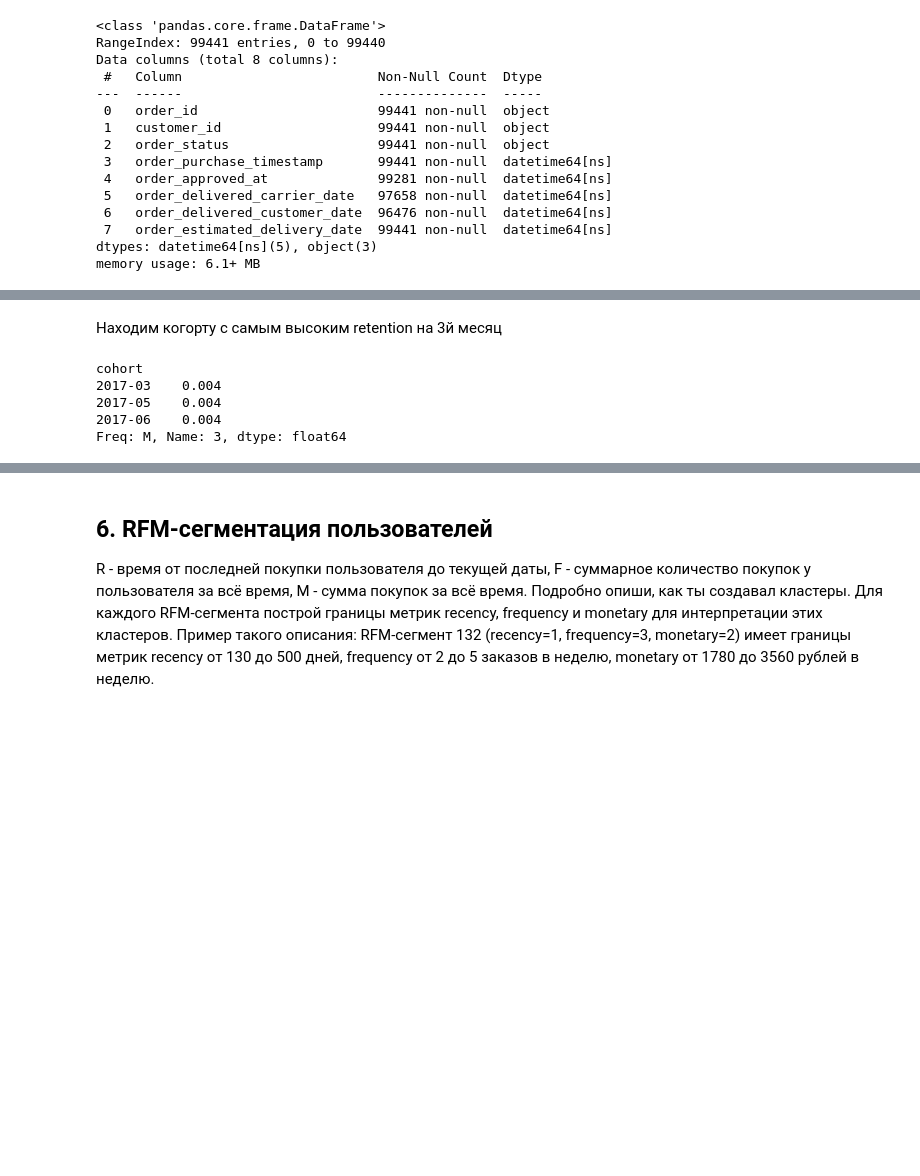
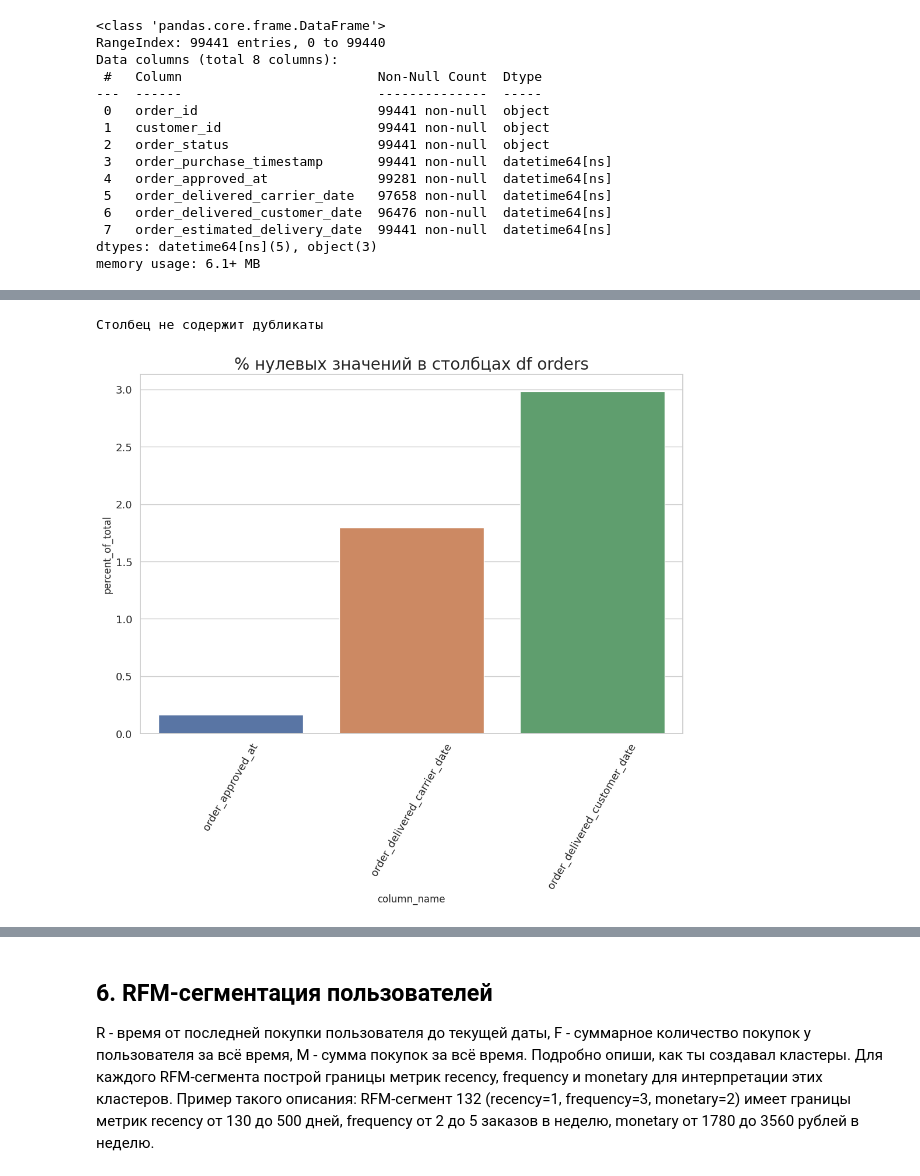
Before and after one commit to xeha/ecommerce_project, a Jupyter notebook: ecommerce_project.ipynb, the cells around one changed output, grey strips where cells are left out. Cells and saved outputs as stored; diff of their text form; code cells hidden in the pictures; blank space fills up the shorter version.

```diff
--- a/ecommerce_project.ipynb
+++ b/ecommerce_project.ipynb
@@ -227,5 +116,0 @@ df_comp.query('order_id=="00d2559e61b9a0744a0552c35c5ecccb"')
-# %%
-orders_df['approved_deliveredcarrier'] = (orders_df.order_delivered_carrier_date-orders_df.order_approved_at).dt.days
-orders_df['deliveredcarrier_deliveredcustomer'] = (orders_df.order_delivered_customer_date - orders_df.order_delivered_carrier_date).dt.days
-
-orders_df.query('approved_deliveredcarrier<0').shape[0]
@@ -236,3 +116,0 @@ orders_df.query('approved_deliveredcarrier<0').shape[0]
-# %%
-orders_df['flag_approved_delivery'] = np.where(orders_df.approved_deliveredcarrier<0,'bad','ok')
-orders_df['flag_carrier_customer'] = np.where(orders_df.deliveredcarrier_deliveredcustomer<0,'bad','ok')
@@ -241,7 +116,0 @@ orders_df['flag_carrier_customer'] = np.where(orders_df.deliveredcarrier_deliver
-# %%
-sns.set(
-    font_scale=2,
-    style="whitegrid",
-    rc={'figure.figsize':(20,7)}
-        )
-sns.boxplot(orders_df.query('flag_approved_delivery=="ok"').approved_deliveredcarrier)
@@ -346,10 +116,0 @@ plt.show()
-# %%
-orders_df['flag_delivery'] = np.where(orders_df['order_delivered_customer_date']!=orders_df['order_delivered_customer_date'],'not_delivered','delivered')
-orders_df['purchase_year_month'] = pd.to_datetime(orders_df['order_purchase_timestamp']).dt.strftime('%Y-%m')
-undelivered_df = orders_df.query('flag_delivery=="not_delivered"')
-undelivered_yearmonth = orders_df.query('flag_delivery=="not_delivered"').groupby('purchase_year_month',as_index=False).agg(counted=('order_id','nunique'))
-mean_by_year_month = undelivered_yearmonth.counted.mean()
-# 'В среднем в месяц не доставляется ' + str(mean_by_year_month) + ' заказа'
-undelivered_df.head(5)
-# df = pd.merge(df,df2[['Key_Column','Target_Column']],on='Key_Column', how='left')
-undelivered_df = pd.merge(undelivered_df,items_df[['order_id','price']],on ='order_id',how='left' )
@@ -505,11 +117,31 @@ ur_style
-# %% [markdown]
-Находим когорту с самым высоким retention на 3й месяц
-# %%
-maximum = retention[3].max()
-retention.loc[retention[3]==maximum][3]
-# %% [output]
-cohort
-2017-03    0.004
-2017-05    0.004
-2017-06    0.004
-Freq: M, Name: 3, dtype: float64
+# %%
+#  Проверка наличия дубликатов в столбце order_id
+is_duplicate = orders_df['order_id'].duplicated().any()
+
+if is_duplicate:
+    print("Столбец содержит дубликаты")
+else:
+    print("Столбец не содержит дубликаты")
+# %% [output]
+Столбец не содержит дубликаты
+# %%
+#  Подсчет нулевых значений в каждой колонке
+null_values = orders_df.isnull().sum()
+# Нормализация значений
+# # Оставляем только колонки, где есть нулевые значения
+null_values = null_values[null_values>0]
+# Преобразование Series в DataFrame для построения графика
+null_values_df = pd.DataFrame(null_values, columns=['count_nulls']).rename_axis('column_name').reset_index()
+# Выводим общее количество строк
+total_cells_orders = orders_df.shape[0]
+# Считаем % нулевых значений ко всем
+null_values_df['percent_of_total'] = (null_values_df.count_nulls/total_cells_orders)*100
+
+# Создаем график с подсчетом нулевых значений по столбцам
+sns.barplot(data=null_values_df, x='column_name', y='percent_of_total')
+plt.xticks(rotation=60)  # Установка угла поворота в градусах
+# Задание заголовка графика
+plt.title('% нулевых значений в столбцах df orders')
+plt.show()
+# %% [output]
+[figure, added]
```
Also changed, not shown: parts of 95 cells of this notebook, 7 other files.
